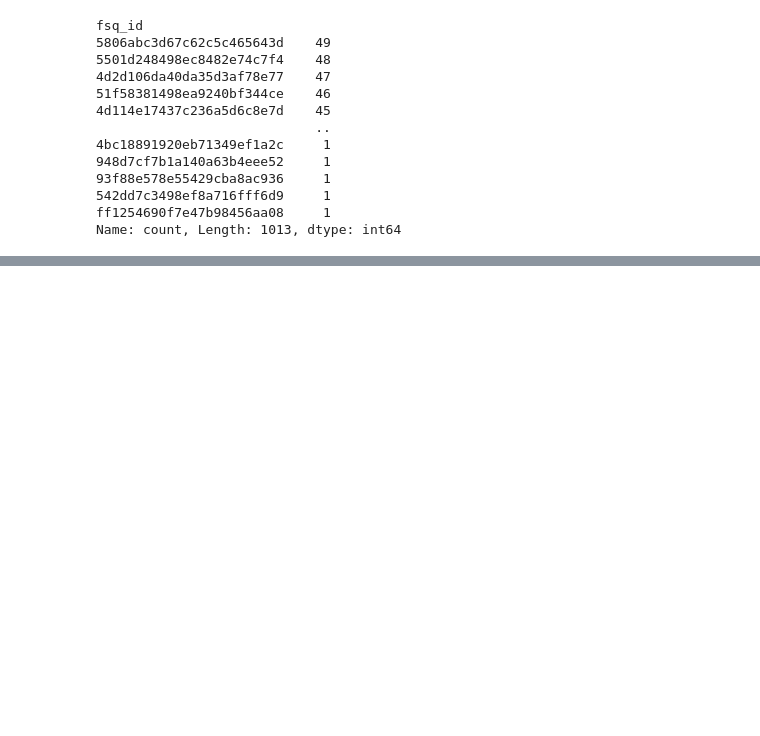
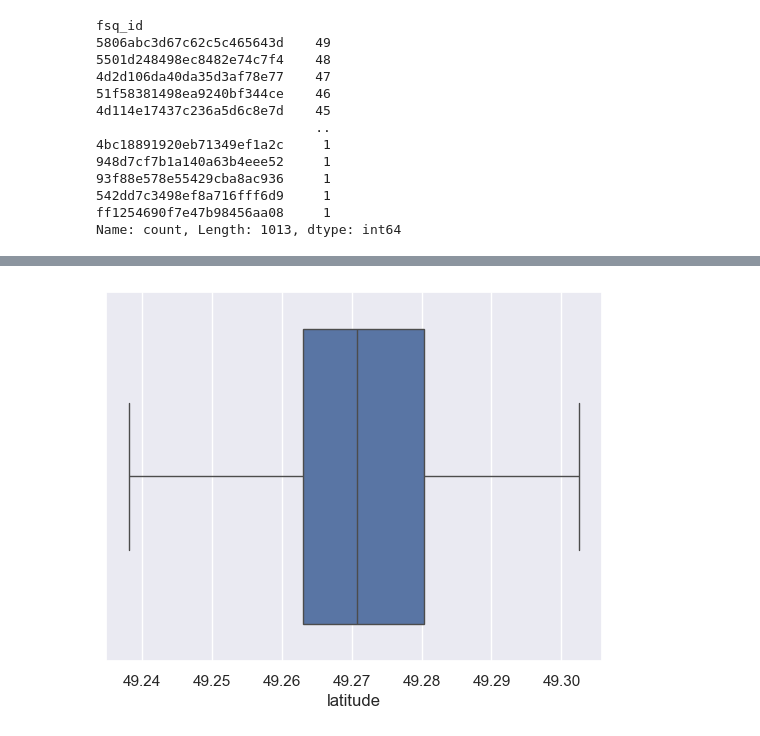
Before and after one commit to Jacyndy/Statistical-Modelling-With-Python, a Jupyter notebook: notebooks/yelp_foursquare_EDA.ipynb, the cells around one changed output, grey strips where cells are left out. Saved outputs shown, nothing was run; the diff lists cells and outputs as text; code cells hidden in the pictures; blank space fills up the shorter version.

```diff
--- a/notebooks/yelp_foursquare_EDA.ipynb
+++ b/notebooks/yelp_foursquare_EDA.ipynb
@@ -515,0 +712,5 @@ df_dropped_columns_sorted.head()
+# %%
+sns.boxplot(x=df_merged_dropped_columns['latitude'])
+plt.show()
+# %% [output]
+[figure, added]
```
Also changed, not shown: parts of 79 cells of this notebook, 4 other files.
